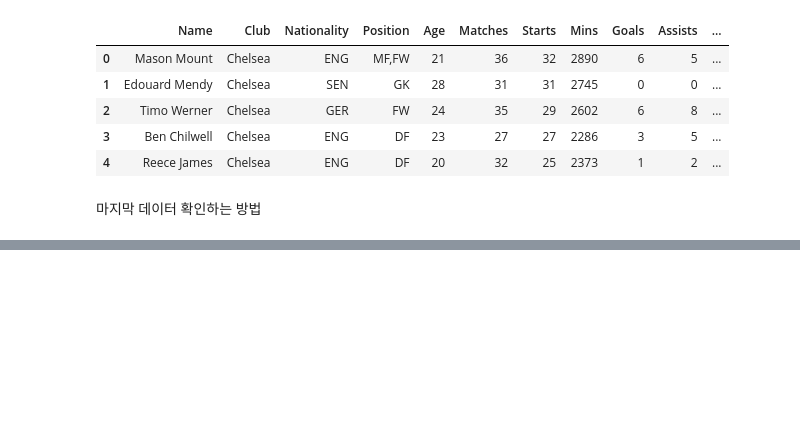
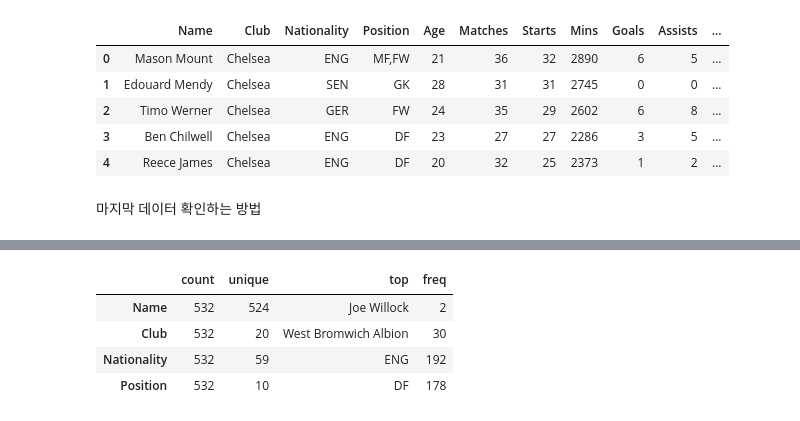
Before and after one commit to wooya315/DataPreprocessing, a Jupyter notebook: EPL20-21/EPL20-21 Analysis.ipynb, the cells around one changed output, grey strips where cells are left out. Saved outputs shown, nothing was run; the diff lists cells and outputs as text; code cells hidden in the pictures; blank space fills up the shorter version.

```diff
--- a/EPL20-21/EPL20-21 Analysis.ipynb
+++ b/EPL20-21/EPL20-21 Analysis.ipynb
@@ -82,0 +136,8 @@ Length: 532, dtype: bool
+# %%
+df.select_dtypes(include='object').describe().T.style.background_gradient(cmap='PuBu')
+# %% [output]
+|  | count | unique | top | freq |
+| Name | 532 | 524 | Joe Willock | 2 |
+| Club | 532 | 20 | West Bromwich Albion | 30 |
+| Nationality | 532 | 59 | ENG | 192 |
+| Position | 532 | 10 | DF | 178 |
```
Also changed, not shown: parts of 17 cells of this notebook.
